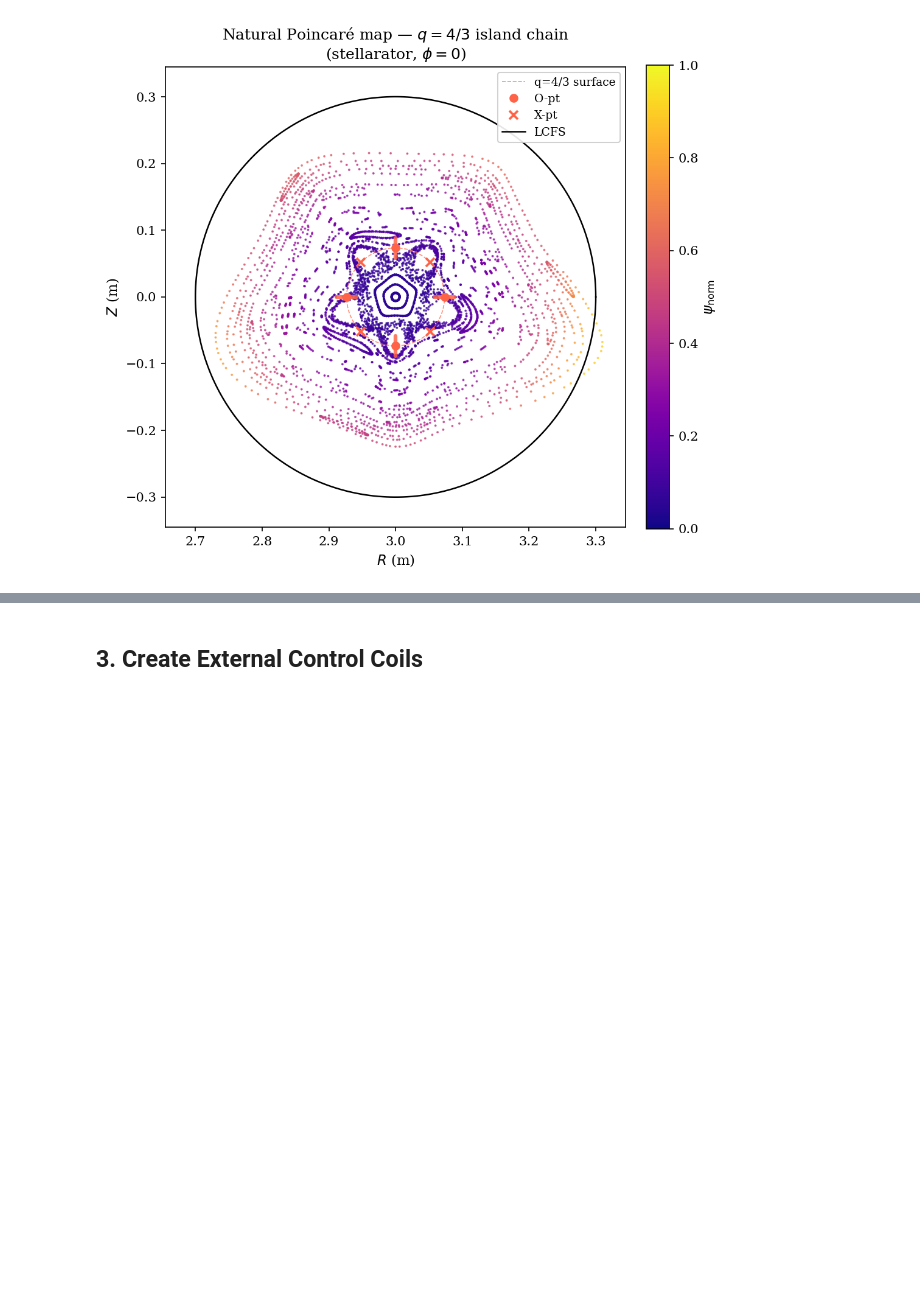
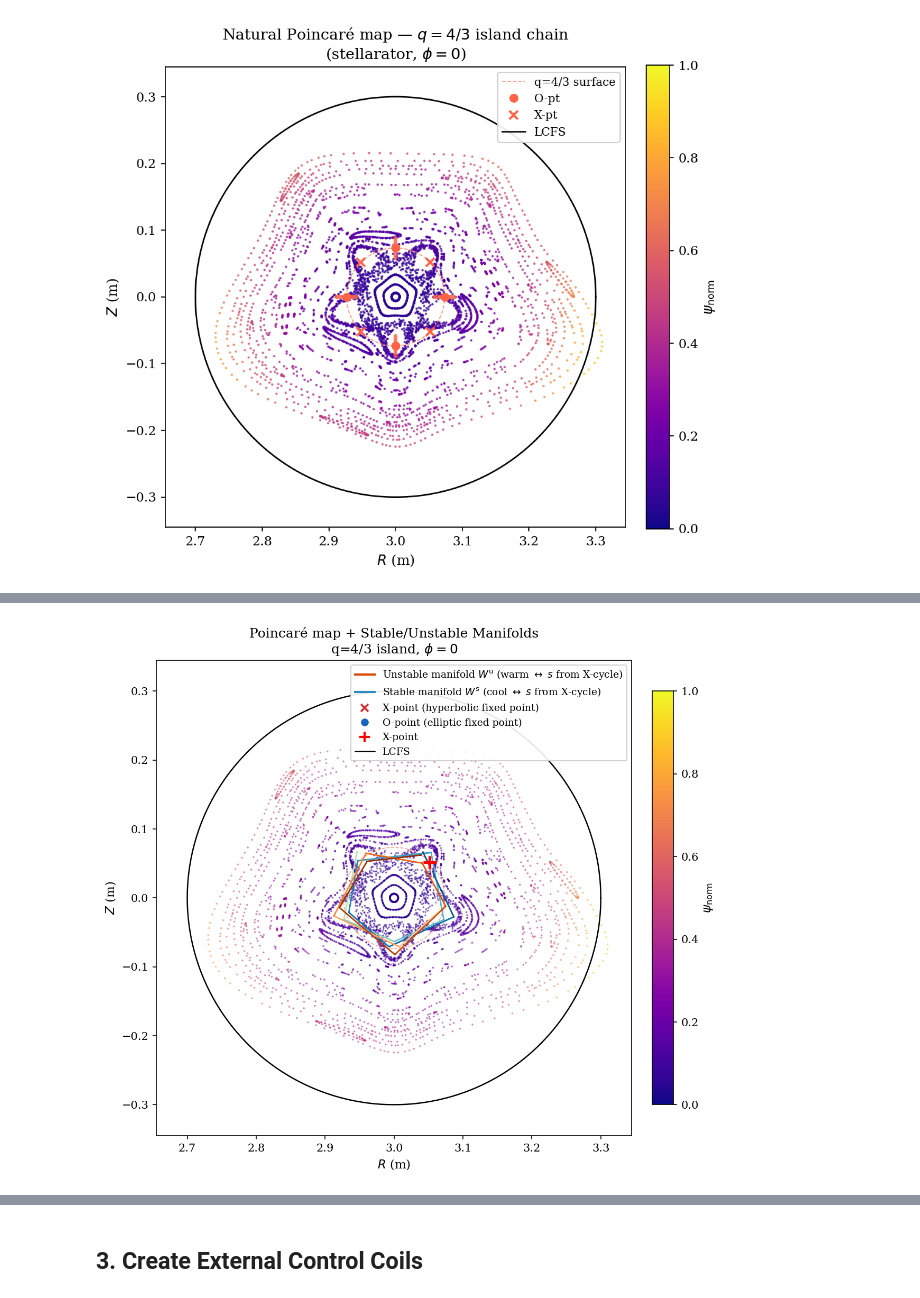
Before and after one commit to WenyinWei/pyna, a Jupyter notebook: notebooks/tutorials/stellarator_island_control.ipynb, the cells around one changed output, grey strips where cells are left out. Drawn from its saved outputs; the diff is of its cells as text; code cells hidden in the pictures; blank space fills up the shorter version.

Commit message:
feat(tutorial): add stable/unstable manifold visualization to stellarator_island_control

```diff
--- a/notebooks/tutorials/stellarator_island_control.ipynb
+++ b/notebooks/tutorials/stellarator_island_control.ipynb
@@ -170,3 +170,102 @@ plt.savefig('natural_island_poincare.png', dpi=150, bbox_inches='tight')
 plt.show()
 # %% [output]
 [figure]
+# %%
+# === Manifold Visualization ===
+from pyna.topo.variational import PoincareMapVariationalEquations
+from pyna.topo.manifold_improve import StableManifold, UnstableManifold
+from pyna.MCF.visual.tokamak_manifold import _manifold_line_collection, manifold_legend_handles
+from matplotlib.colors import Normalize
+import matplotlib.cm as cm
+
+# Convert field_func to (dR/dphi, dZ/dphi) form
+def field_func_2d(R, Z, phi):
+    tang = stella.field_func(np.array([R, Z, phi]))
+    dphi_ds = tang[2]
+    if abs(dphi_ds) < 1e-15:
+        return np.array([0.0, 0.0])
+    return np.array([tang[0]/dphi_ds, tang[1]/dphi_ds])
+
+# Estimate X-point location
+psi_res_target = stella.resonant_psi(TARGET_M, TARGET_N)[0]
+r_res = np.sqrt(psi_res_target) * stella.r0
+theta_X0 = np.pi/TARGET_M  # first X-point
+R_xpt = stella.R0 + r_res * np.cos(theta_X0)
+Z_xpt = r_res * np.sin(theta_X0)
+print(f'X-point estimate: R={R_xpt:.4f}, Z={Z_xpt:.4f}')
+
+# Monodromy matrix
+print('Computing monodromy matrix...')
+vq = PoincareMapVariationalEquations(field_func_2d, fd_eps=1e-5)
+M = vq.jacobian_matrix([R_xpt, Z_xpt], phi_span=(0, 2*np.pi))
+eigvals = np.linalg.eigvals(M)
+print(f'Monodromy eigenvalues: {eigvals}')
+print(f'  |lambda_1|={abs(eigvals[0]):.4f}, |lambda_2|={abs(eigvals[1]):.4f}  (product~1: {abs(eigvals[0]*eigvals[1]):.4f})')
+
+# Grow manifolds
+print('Growing manifolds...')
+sm_mfld = StableManifold([R_xpt, Z_xpt], M, field_func_2d)
+um_mfld = UnstableManifold([R_xpt, Z_xpt], M, field_func_2d)
+sm_mfld.grow(n_turns=10, init_length=5e-5, n_init_pts=6, both_sides=True)
+um_mfld.grow(n_turns=10, init_length=5e-5, n_init_pts=6, both_sides=True)
+print(f'Stable: {len(sm_mfld.segments)} segments, Unstable: {len(um_mfld.segments)} segments')
+
+# Combined figure
+fig, ax = plt.subplots(figsize=(8, 8))
+ax.set_facecolor('white')
+
+# Poincare scatter background
+if len(results_natural) > 0:
+    R_pts, Z_pts = results_natural[:, 0], results_natural[:, 1]
+    psi_pts = ((R_pts - stella.R0)**2 + Z_pts**2) / stella.r0**2
+    psi_n = np.clip(psi_pts, 0, 1.0)
+    colors_sc = cm.plasma(psi_n * 0.85 + 0.05)
+    ax.scatter(R_pts, Z_pts, s=0.6, c=colors_sc, rasterized=True, alpha=0.5, zorder=2)
+
+# Manifolds with arc-length coloring
+for seg in sm_mfld.segments:
+    if len(seg) > 2:
+        lc, _ = _manifold_line_collection(seg, cmap='GnBu')
+        lc.set_linewidth(1.2); lc.set_alpha(0.9); lc.set_zorder(6)
+        ax.add_collection(lc)
+
+for seg in um_mfld.segments:
+    if len(seg) > 2:
+        lc, _ = _manifold_line_collection(seg, cmap='Oranges')
+        lc.set_linewidth(1.2); lc.set_alpha(0.9); lc.set_zorder(6)
+        ax.add_collection(lc)
+
+# X-point marker
+ax.plot(R_xpt, Z_xpt, 'r+', ms=12, mew=2.5, zorder=8, label='X-point')
+
+# Resonant surface
+theta_c = np.linspace(0, 2*np.pi, 300)
+ax.plot(stella.R0 + r_res*np.cos(theta_c), r_res*np.sin(theta_c),
+        '--', color='tomato', lw=0.8, alpha=0.6, label=f'q={TARGET_M}/{TARGET_N} surface')
+ax.plot(stella.R0 + stella.r0*np.cos(theta_c), stella.r0*np.sin(theta_c),
+        'k-', lw=1.2, label='LCFS')
+
+# Colorbar + legend
+sm_cb = plt.cm.ScalarMappable(cmap='plasma', norm=Normalize(0,1))
+sm_cb.set_array([])
+cbar = plt.colorbar(sm_cb, ax=ax, fraction=0.04, pad=0.04)
+cbar.set_label(r'$\psi_\mathrm{norm}$', fontsize=11)
+
+mfld_handles = manifold_legend_handles('Oranges', 'GnBu')
+ax.legend(handles=mfld_handles + [
+    plt.Line2D([0],[0], marker='+', color='r', ms=10, mew=2, lw=0, label='X-point'),
+    plt.Line2D([0],[0], color='k', lw=1.2, label='LCFS'),
+], loc='upper right', fontsize=9, framealpha=0.9)
+
+ax.set_xlim(stella.R0 - 1.15*stella.r0, stella.R0 + 1.15*stella.r0)
+ax.set_ylim(-1.15*stella.r0, 1.15*stella.r0)
+ax.set_xlabel('$R$ (m)', fontsize=11)
+ax.set_ylabel('$Z$ (m)', fontsize=11)
+ax.set_title(f'Poincar\u00e9 map + Stable/Unstable Manifolds\n'
+             f'q={TARGET_M}/{TARGET_N} island, $\\phi=0$', fontsize=12)
+ax.set_aspect('equal')
+plt.tight_layout()
+plt.savefig('poincare_manifolds.png', dpi=150, bbox_inches='tight')
+plt.show()
+print('Done.')
+# %% [output]
@@ -172,0 +278 @@ plt.show()
+[figure, added]
```
Also changed, not shown: parts of 1 cell of this notebook.
